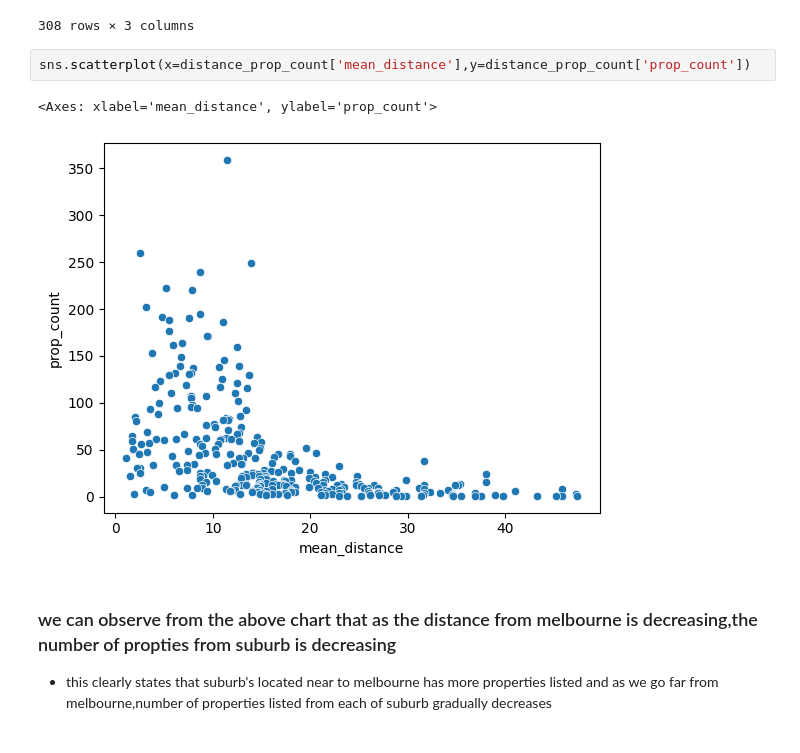
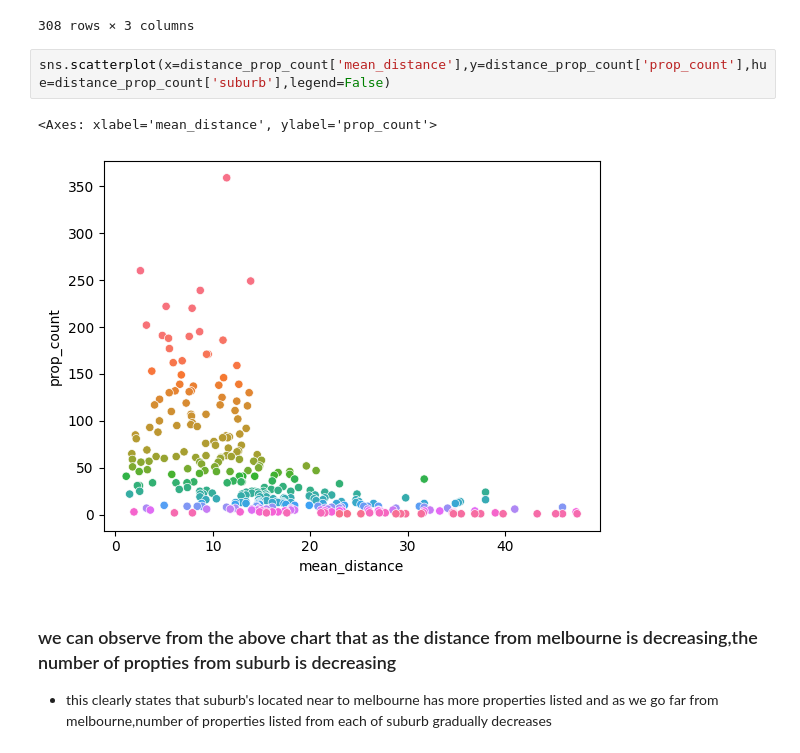
Before and after one commit to SKMsushant/HeroVired, a Jupyter notebook: statistics_graded_assignment/Sushant_kumar_PGDSAIML_1.ipynb, the cells around one changed output. Cells and saved outputs as stored; diff of their text form.

```diff
--- a/statistics_graded_assignment/Sushant_kumar_PGDSAIML_1.ipynb
+++ b/statistics_graded_assignment/Sushant_kumar_PGDSAIML_1.ipynb
@@ -1337,10 +1334,10 @@ distance_prop_count
 | 89 | Croydon South | 23.000000 | 1 |
 308 rows × 3 columns
 # %%
-sns.scatterplot(x=distance_prop_count['mean_distance'],y=distance_prop_count['prop_count'])
+sns.scatterplot(x=distance_prop_count['mean_distance'],y=distance_prop_count['prop_count'],hue=distance_prop_count['suburb'],legend=False)
 # %% [output]
 <Axes: xlabel='mean_distance', ylabel='prop_count'>
-[figure, old version]
+[figure, new version]
 # %% [markdown]
 ### we can observe from the above chart that as the distance from  melbourne is decreasing,the number of propties from suburb is decreasing
 - this clearly states that suburb's located near to melbourne has more properties listed and as we go far from melbourne,number of properties listed from each of suburb gradually decreases
```
Also changed, not shown: parts of 154 cells of this notebook.
